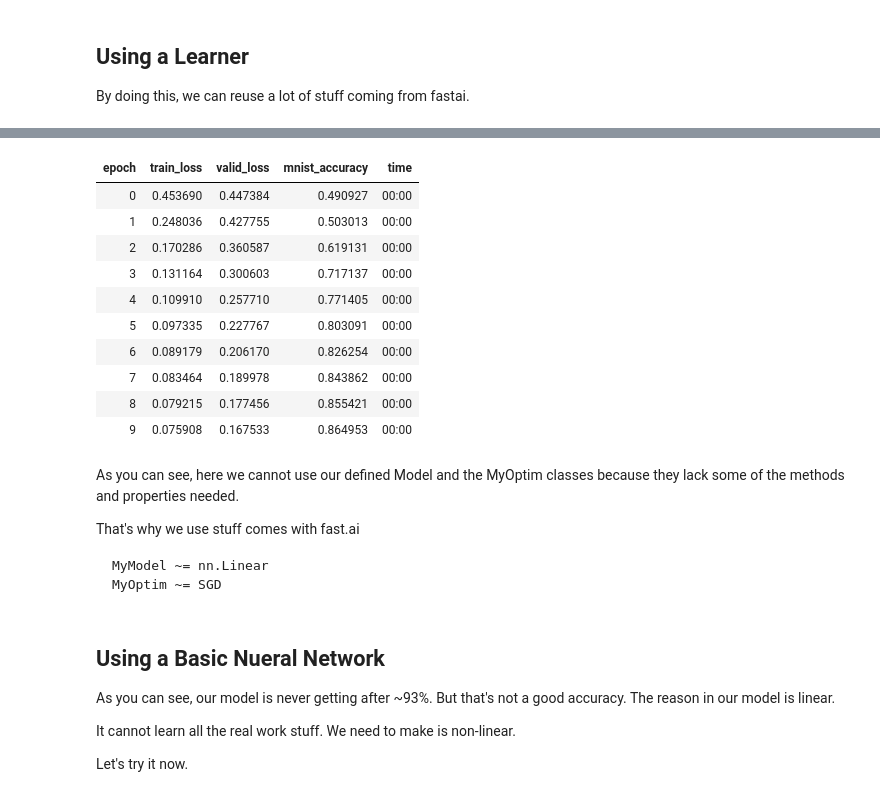
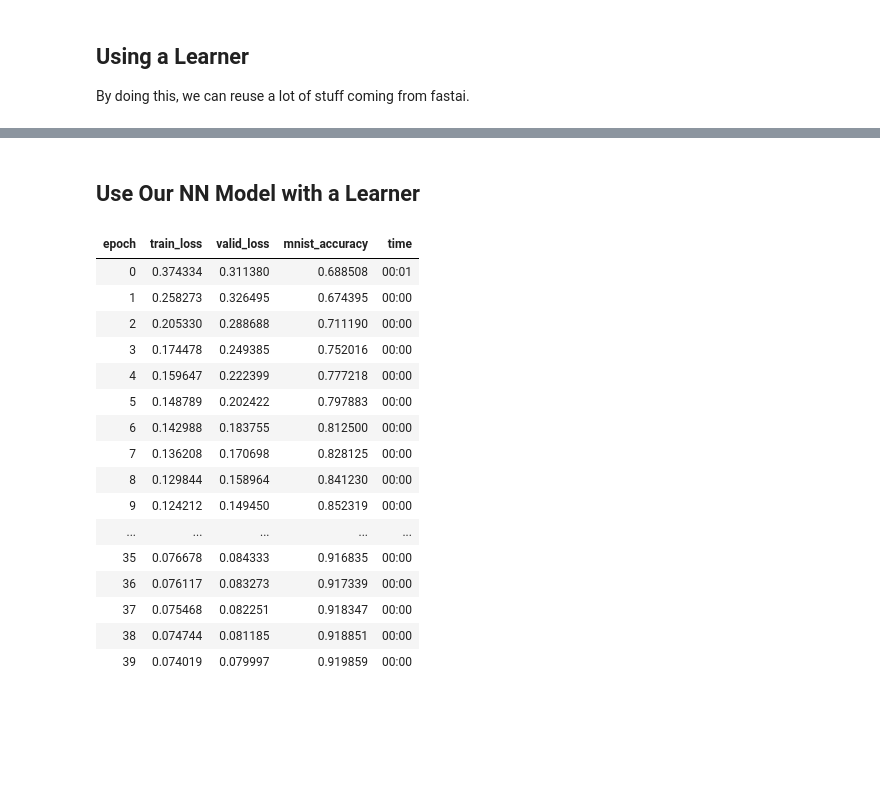
Before and after one commit to arunoda/fastai-v4, a Jupyter notebook: 04.4.mnist-sgd.ipynb, the cells around one changed output, grey strips where cells are left out. Cells and saved outputs as stored; diff of their text form; code cells hidden in the pictures; blank space fills up the shorter version.

````diff
--- a/04.4.mnist-sgd.ipynb
+++ b/04.4.mnist-sgd.ipynb
@@ -240,5 +240,5 @@ def run_epoch_sgd(dl, lr=1.):
     print('ACC', find_accuracy(valid_x, valid_y))
 # %%
 for i in range(30):
-    run_epoch_sgd(train_dl, 0.7)
+    run_epoch_sgd(train_dl, 0.5)
 # %% [output]
@@ -384,8 +385,9 @@ That's strange.
 
 Basically here we are trying to add some non-linearity to our model.
 # %%
-class MyNNModel:
+class MyNNModel(nn.Module):
     def __init__(self, n_features):
+        super(MyNNModel, self).__init__();
         self.w1 = torch.randn((n_features, 30)).requires_grad_()
         self.b1 = torch.randn(1).requires_grad_()
         self.w2 = torch.randn(30).requires_grad_()
@@ -394,7 +396,7 @@ class MyNNModel:
     def parameters(self):
         return [self.w1, self.b1, self.w2, self.b2]
 
-    def __call__(self, X):
+    def forward(self, X):
         res = X@self.w1 + self.b1
         res = res.max(tensor(0.))
         res = res@self.w2 + self.b2
@@ -462,32 +512,24 @@ learn = Learner(dls, nn.Linear(28*28, 1), opt_func=SGD, loss_func=mnist_loss, me
+# %% [markdown]
+## Use Our NN Model with a Learner
+# %%
+learn = Learner(dls, MyNNModel(28*28), opt_func=SGD, loss_func=mnist_loss, metrics=mnist_accuracy)
 # %%
-learn.fit(10, lr=0.1)
+learn.fit(40, .1)
 # %% [output]
 | epoch | train_loss | valid_loss | mnist_accuracy | time |
-| 0 | 0.453690 | 0.447384 | 0.490927 | 00:00 |
-| 1 | 0.248036 | 0.427755 | 0.503013 | 00:00 |
-| 2 | 0.170286 | 0.360587 | 0.619131 | 00:00 |
-| 3 | 0.131164 | 0.300603 | 0.717137 | 00:00 |
-| 4 | 0.109910 | 0.257710 | 0.771405 | 00:00 |
-| 5 | 0.097335 | 0.227767 | 0.803091 | 00:00 |
-| 6 | 0.089179 | 0.206170 | 0.826254 | 00:00 |
-| 7 | 0.083464 | 0.189978 | 0.843862 | 00:00 |
-| 8 | 0.079215 | 0.177456 | 0.855421 | 00:00 |
-| 9 | 0.075908 | 0.167533 | 0.864953 | 00:00 |
+| 0 | 0.374334 | 0.311380 | 0.688508 | 00:01 |
+| 1 | 0.258273 | 0.326495 | 0.674395 | 00:00 |
+| 2 | 0.205330 | 0.288688 | 0.711190 | 00:00 |
+| 3 | 0.174478 | 0.249385 | 0.752016 | 00:00 |
+| 4 | 0.159647 | 0.222399 | 0.777218 | 00:00 |
+| 5 | 0.148789 | 0.202422 | 0.797883 | 00:00 |
+| 6 | 0.142988 | 0.183755 | 0.812500 | 00:00 |
+| 7 | 0.136208 | 0.170698 | 0.828125 | 00:00 |
+| 8 | 0.129844 | 0.158964 | 0.841230 | 00:00 |
+| 9 | 0.124212 | 0.149450 | 0.852319 | 00:00 |
+| ... | ... | ... | ... | ... |
+| 35 | 0.076678 | 0.084333 | 0.916835 | 00:00 |
+| 36 | 0.076117 | 0.083273 | 0.917339 | 00:00 |
+| 37 | 0.075468 | 0.082251 | 0.918347 | 00:00 |
+| 38 | 0.074744 | 0.081185 | 0.918851 | 00:00 |
+| 39 | 0.074019 | 0.079997 | 0.919859 | 00:00 |
-# %% [markdown]
-As you can see, here we cannot use our defined Model and the MyOptim classes because they lack some of the methods and properties needed.
-
-That's why we use stuff comes with fast.ai
-
-```
-MyModel ~= nn.Linear
-MyOptim ~= SGD
-```
-# %% [markdown]
-## Using a Basic Nueral Network
-
-As you can see, our model is never getting after ~93%. But that's not a good accuracy. The reason in our model is linear.
-
-It cannot learn all the real work stuff.
-We need to make is non-linear.
-
-Let's try it now.
````
Also changed, not shown: parts of 27 cells of this notebook, 1 other file.
